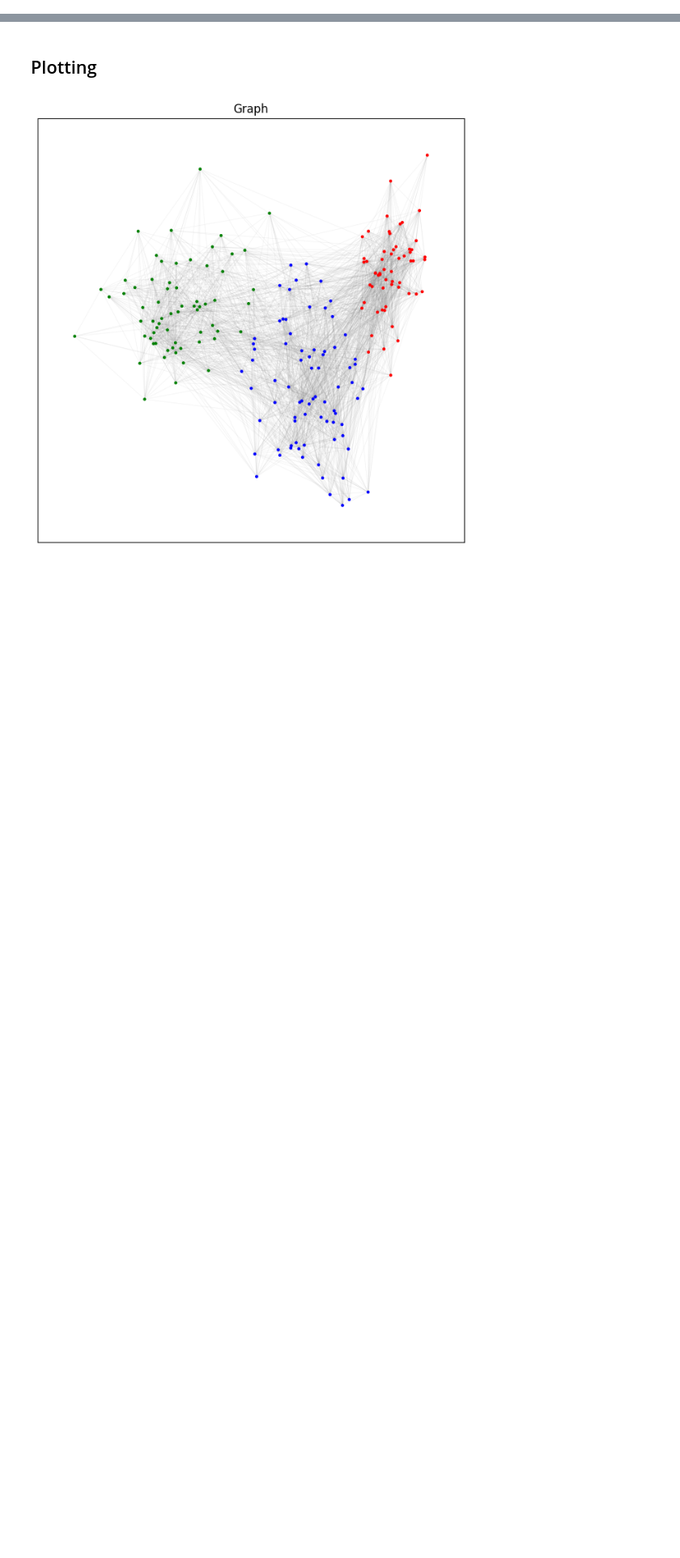
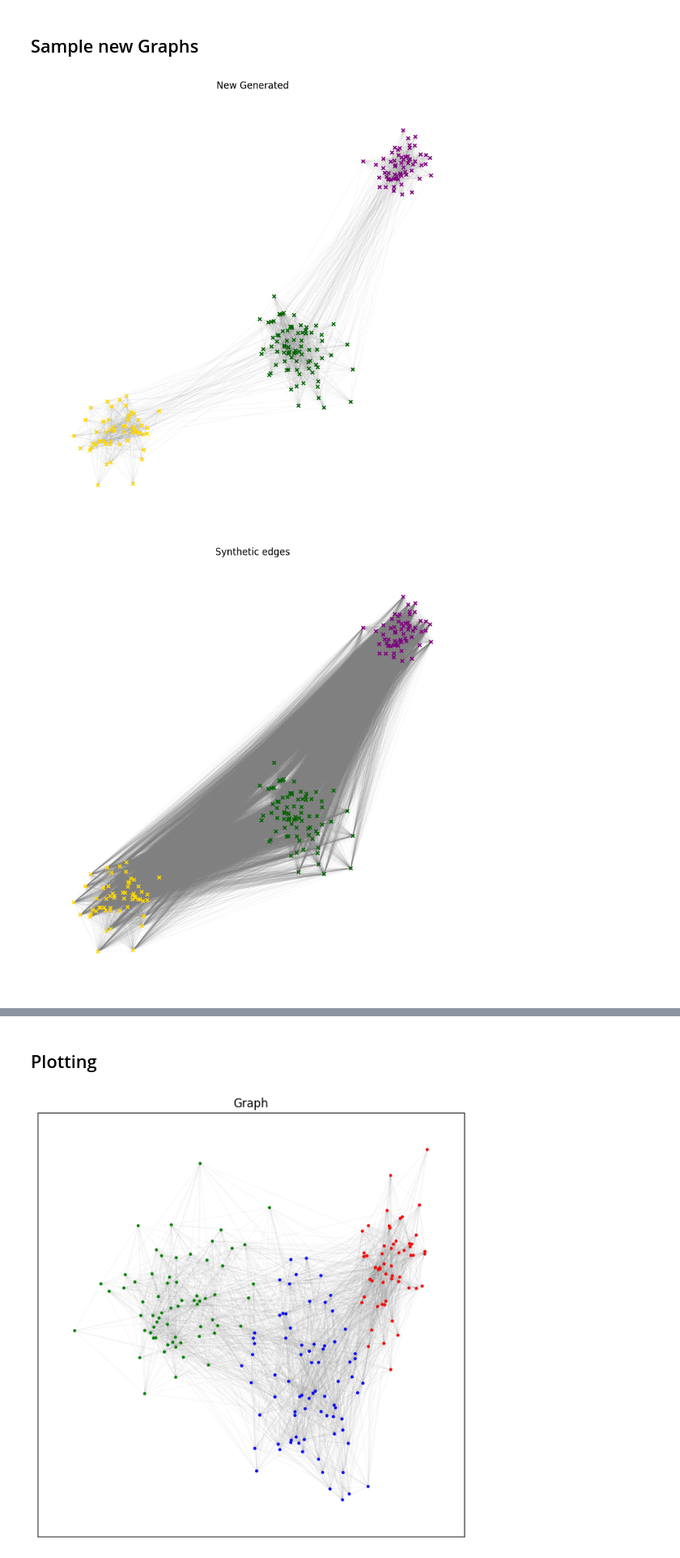
Before and after one commit to FisnikZogaj/MA, a Jupyter notebook: ClassConstructorGLM.ipynb, the cells around one changed output, grey strips where cells are left out. Shown at 81% size. Saved outputs shown, nothing was run; the diff lists cells and outputs as text; code cells hidden in the pictures; blank space fills up the shorter version.

```diff
--- a/ClassConstructorGLM.ipynb
+++ b/ClassConstructorGLM.ipynb
@@ -470,0 +469,27 @@ Epoch: 010, Loss: 246.4986, AUC: 158.7600, AP: 148.4183
+# %% [markdown]
+## Sample new Graphs
+# %%
+def sample_from_rand(size):
+    """
+    1. Get Adj. Matrix
+    2.
+    """
+    n = size
+    z_draw = torch.rand(n, out_channels) # this draw might be faulty
+    model.eval()
+    A = model.decoder.forward_all(z_draw).numpy() > .5
+    A[np.arange(n), np.arange(n)] = 0 #remove self.loops
+
+    newG = gen_graph(200)
+    newG.plot_2d("New Generated")
+    newG.Nx.clear_edges()
+
+    indices = np.nonzero(A)
+    edges = zip(indices[0], indices[1])
+    newG.Nx.add_edges_from(edges)
+    newG.plot_2d("Synthetic edges")
+# %%
+sample_from_rand(200)
+# %% [output]
+[figure, added]
+[figure, added]
```
Also changed, not shown: parts of 14 cells of this notebook, 4 other files.
